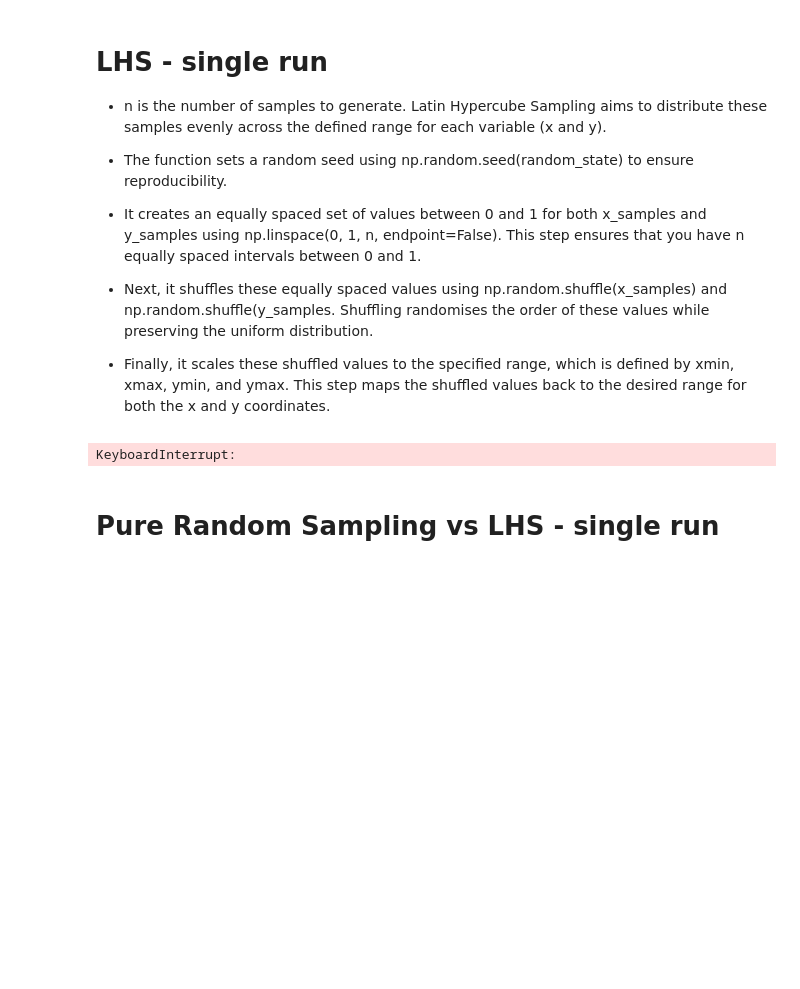
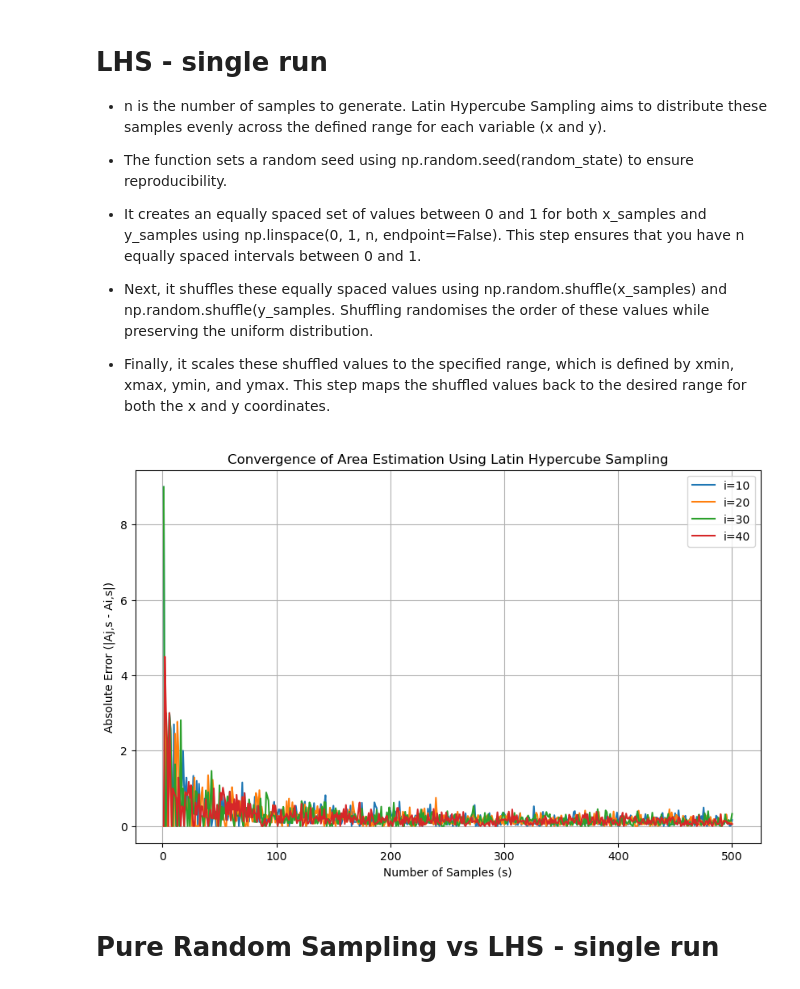
Before and after one commit to guoda23/stochastic_simulation_assignment_1, a Jupyter notebook: MandelBrot.ipynb, the cells around one changed output. Saved outputs shown, nothing was run; the diff lists cells and outputs as text; code cells hidden in the pictures; blank space fills up the shorter version.

```diff
--- a/MandelBrot.ipynb
+++ b/MandelBrot.ipynb
@@ -292,6 +292,16 @@ area_estimations = np.zeros((i_max, s_max))
 
 # Define a Latin Hypercube Sampling function
 def latin_hypercube_sampling(n, random_state=None, visualize = False):
+    """
+    Function to create n samples in a 2 dimensional space.
+    Input: n
+    (assumes variable ranges specified globally)
+
+    Output:
+    - x_samples
+    - y_samples
+    - Visualization of samples if parameter visualize = True
+    """
     # Set the random seed for reproducibility
     np.random.seed(random_state)
 
@@ -330,34 +340,34 @@ for i in range(1, i_max + 1):
 
         for x, y in zip(x_samples, y_samples):
             c = complex(x, y)
             z = c
 
             for j in range(i):
                 if abs(z) > 2.0:
                     break
                 z = z * z + c
             else:
                 # Point is inside the Mandelbrot set
                 AM += 1
 
         AM = (AM / s) * (xmax - xmin) * (ymax - ymin)  # Scale to the full area
 
         # Store the area estimation
         area_estimations[i - 1, s - 1] = AM
 
 # Analyze and compare the convergence behavior
 plt.figure(figsize=(10, 6))
 for i in range(10, i_max, 10):
     errors = [np.abs(area_estimations[i, s] - area_estimations[i - 1, s]) for s in range(s_max)]
     plt.plot(range(1, s_max + 1), errors, label=f'i={i}')
 plt.xlabel('Number of Samples (s)')
 plt.ylabel('Absolute Error (|Aj,s - Ai,s|)')
 plt.legend()
 plt.title('Convergence of Area Estimation Using Latin Hypercube Sampling')
 plt.grid(True)
 plt.show()
 # %% [output]
-KeyboardInterrupt:
+[figure, added]
 # %% [markdown]
 # Pure Random Sampling vs LHS - single run
 # %%
```
